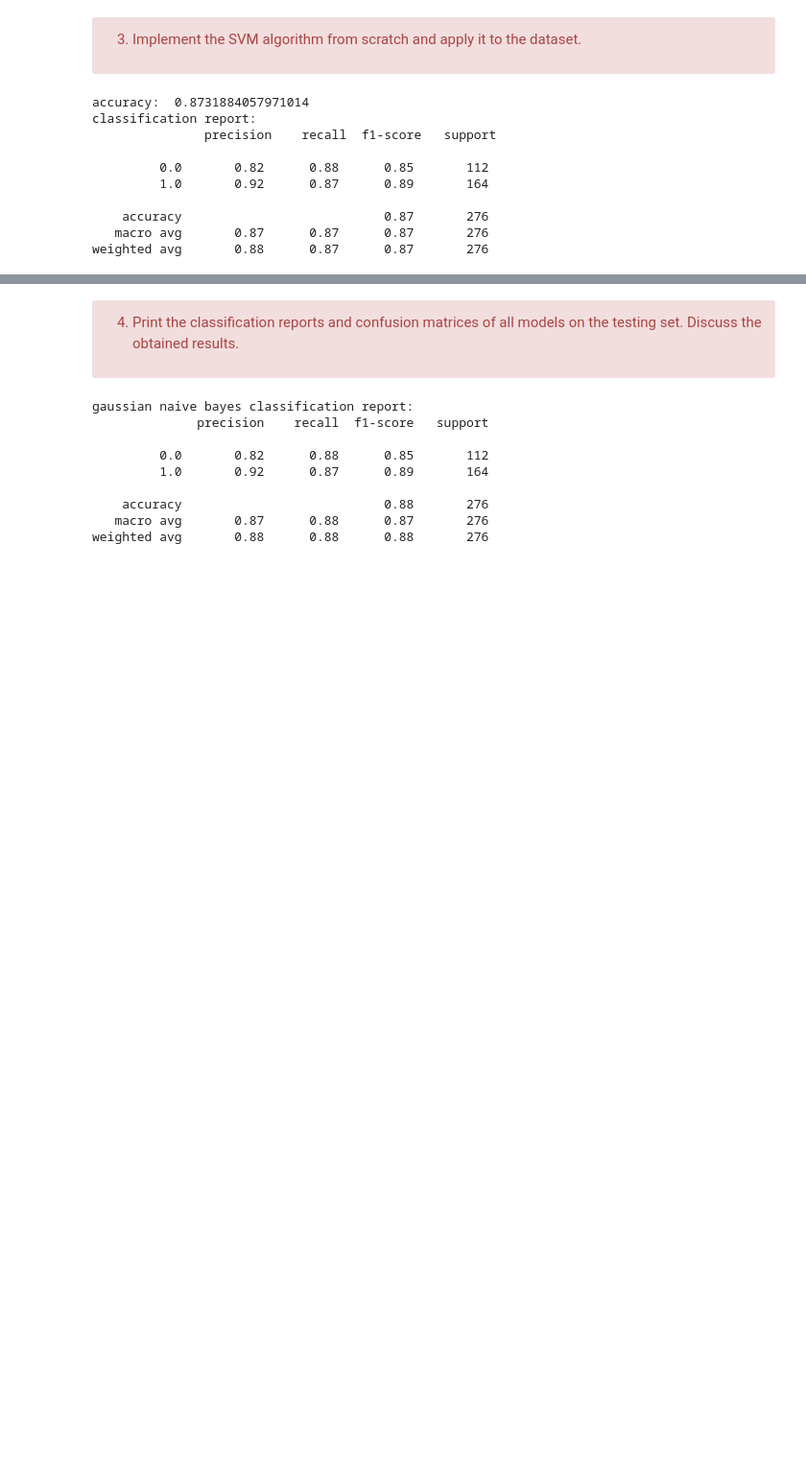
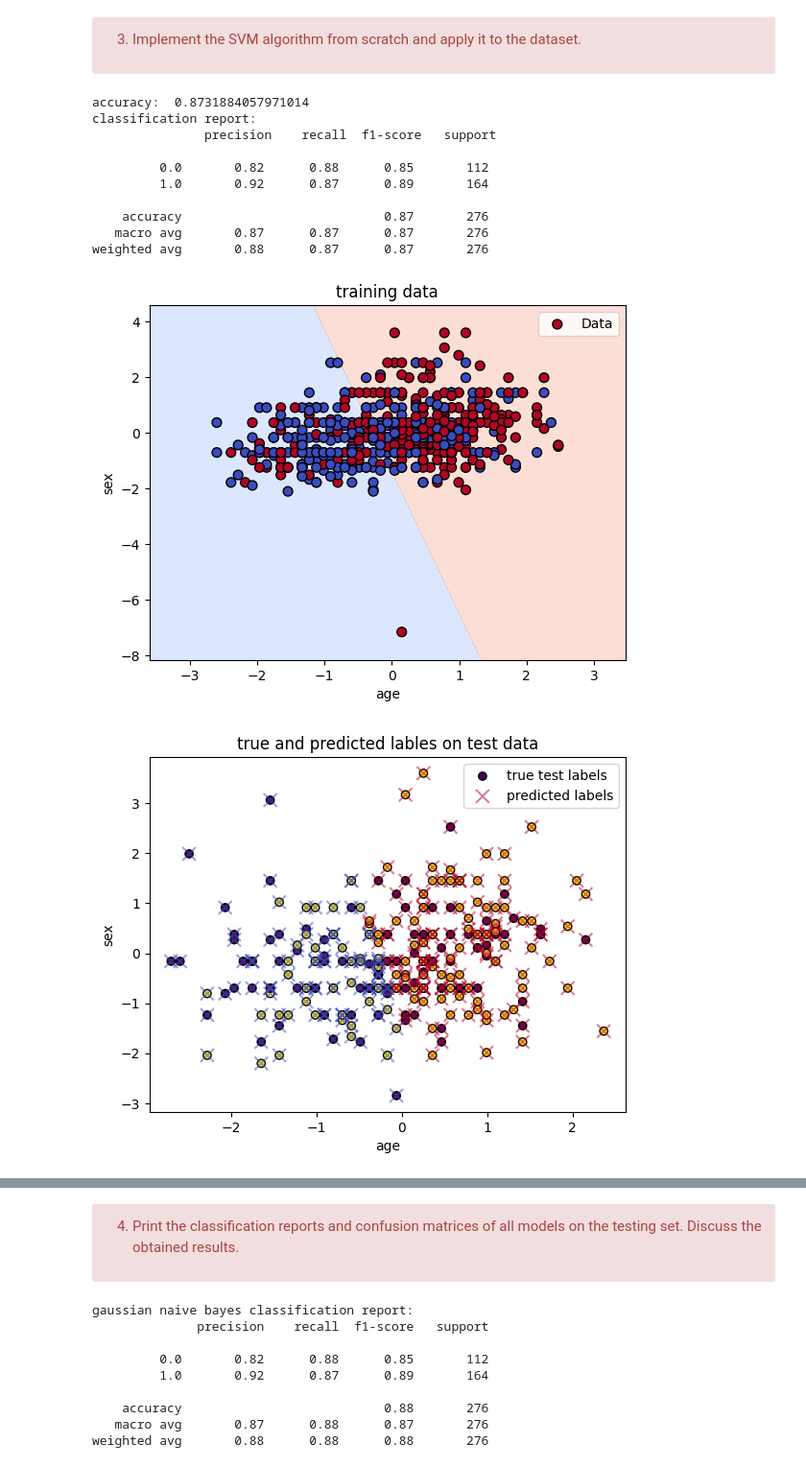
Before and after one commit to amaliahm/machine_learning_tps, a Jupyter notebook: TP4.ipynb, the cells around one changed output, grey strips where cells are left out. Shown at 96% size. Saved outputs shown, nothing was run; the diff lists cells and outputs as text; code cells hidden in the pictures; blank space fills up the shorter version.

```diff
--- a/TP4.ipynb
+++ b/TP4.ipynb
@@ -673,3 +674,53 @@ classification report:
     accuracy                           0.87       276
    macro avg       0.87      0.87      0.87       276
 weighted avg       0.88      0.87      0.87       276
+# %%
+X_train_2d = X_train[:, :2]
+X_test_2d = X_test[:, :2]
+
+svm.fit(X_train_2d, y_train)
+y_pred_2d = svm.predict(X_test_2d)
+
+def plot_decision_boundary(X, y, model, title):
+    x_min, x_max = X[:, 0].min() - 1, X[:, 0].max() + 1
+    y_min, y_max = X[:, 1].min() - 1, X[:, 1].max() + 1
+    xx, yy = np.meshgrid(np.arange(x_min, x_max, 0.01), np.arange(y_min, y_max, 0.01))
+
+    Z = np.dot(np.c_[xx.ravel(), yy.ravel()], model.w[:2]) - model.b
+    Z = Z.reshape(xx.shape)
+
+    plt.contourf(xx, yy, Z, levels=0, cmap="coolwarm", alpha=0.3)
+
+    plt.scatter(X[:, 0], X[:, 1], c=y, cmap="coolwarm", s=50, edgecolor="k", label="Data")
+
+    plt.title(title)
+    plt.xlabel("age")
+    plt.ylabel("sex")
+    plt.legend()
+    plt.show()
+
+plot_decision_boundary(X_train_2d, y_train, svm, title="training data")
+
+def plot_test_predictions(X_test, y_test, y_pred):
+    plt.scatter(X_test[:, 0], X_test[:, 1], c=y_test, marker="o", label="true test labels", edgecolors="k")
+    plt.scatter(
+        X_test[:, 0],
+        X_test[:, 1],
+        c=y_pred,
+        marker="x",
+        label="predicted labels",
+        cmap="coolwarm",
+        s=100,
+        alpha=0.5,
+        edgecolors="k",
+    )
+    plt.title("true and predicted lables on test data")
+    plt.xlabel("age")
+    plt.ylabel("sex")
+    plt.legend()
+    plt.show()
+
+plot_test_predictions(X_test_2d, y_test, y_pred_2d)
+# %% [output]
+[figure, added]
+[figure, added]
```
Also changed, not shown: parts of 8 cells of this notebook.
